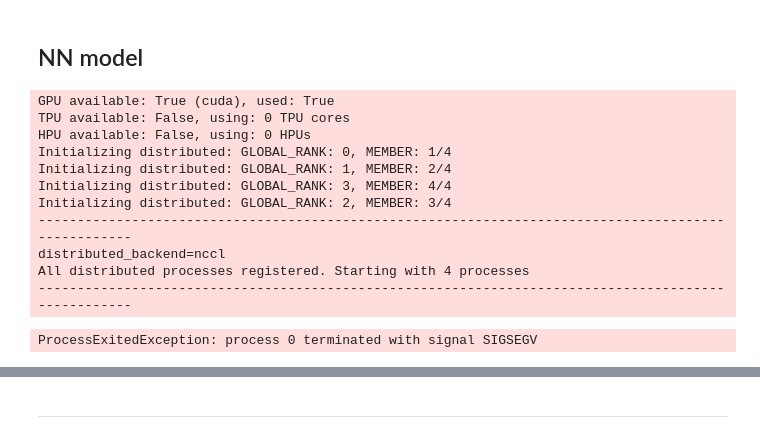
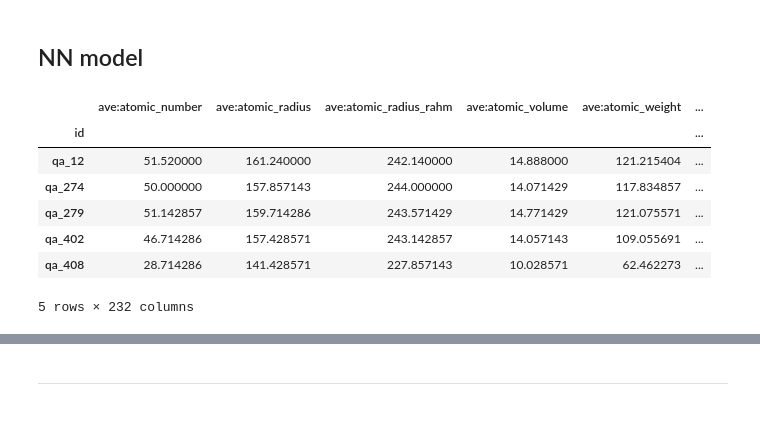
Before and after one commit to TsumiNa/foundation_model, a Jupyter notebook: multi_task_run.ipynb, the cells around one changed output, grey strips where cells are left out. Cells and saved outputs as stored; diff of their text form; code cells hidden in the pictures.

```diff
--- a/multi_task_run.ipynb
+++ b/multi_task_run.ipynb
@@ -153,68 +179,0 @@ used_desc = all_comp_desc.loc[used_props.index]
-# %%
-# Prepare datasets
-property_fractions = {
-    'Seebeck coefficient': 1.,
-    'Thermal conductivity': 1.,
-    'Electrical resistivity': 1.,
-    'Magnetic susceptibility': 1.,
-    'Specific heat capacity': 1.,
-    'Electrical conductivity': 1.,
-    'ZT': 1.,
-    'Hall coefficient': 1.,
-    'Power factor': 1.,
-    'Carrier concentration': 1.,
-    'Thermopower': 1.,
-    'Lattice thermal conductivity': 1.,
-    'Hall mobility': 1.,
-    'Electronic contribution': 1.,
-    'Electronic thermal conductivity': 1.,
-    'Band gap': 1.,
-    'Density': 1.,
-    'Efermi': 1.,
-    'Final energy per atom': 1.,
-    'Formation energy per atom': 1.,
-    'Total magnetization': 1.,
-    'Volume': 1.
-}
-
-splitter = MultiTaskSplitter(
-    train_ratio=0.8, val_ratio=0.2, test_ratio=0.0, random_state=42
-)
-
-datamodule = CompoundDataModule(
-    descriptor=used_desc,
-    property_data=used_props,
-    splitter=splitter,
-    property_fractions=property_fractions,
-    batch_size=128,
-    num_workers=0,
-)
-
-# Initialize model
-shared_block_dims = [used_desc.shape[1], 128, 64, 32]
-task_block_dims = [32, 16, 1]
-model = MultiTaskPropertyPredictor(
-    shared_block_dims=shared_block_dims,
-    task_block_dims=task_block_dims,
-    n_tasks=len(property_fractions),
-    norm_shared=True,
-    norm_tasks=True,
-    residual_shared=True,
-    residual_tasks=True,
-    shared_block_lr=0.001,
-    task_block_lr=0.01
-)
-# model = torch.compile(model)
-# %% [output]
-GPU available: True (cuda), used: True
-TPU available: False, using: 0 TPU cores
-HPU available: False, using: 0 HPUs
-Initializing distributed: GLOBAL_RANK: 0, MEMBER: 1/4
-Initializing distributed: GLOBAL_RANK: 1, MEMBER: 2/4
-Initializing distributed: GLOBAL_RANK: 3, MEMBER: 4/4
-Initializing distributed: GLOBAL_RANK: 2, MEMBER: 3/4
-----------------------------------------------------------------------------------------------------
-distributed_backend=nccl
-All distributed processes registered. Starting with 4 processes
-----------------------------------------------------------------------------------------------------
-ProcessExitedException: process 0 terminated with signal SIGSEGV
@@ -220,0 +224,12 @@ ProcessExitedException: process 0 terminated with signal SIGSEGV
+# %%
+idx = qc_ac_te_mp_dataset['Specific heat capacity'].dropna().index
+all_comp_desc.loc[idx]
+# %% [output]
+|  | ave:atomic_number | ave:atomic_radius | ave:atomic_radius_rahm | ave:atomic_volume | ave:atomic_weight | ... |
+| id |  |  |  |  |  | ... |
+| qa_12 | 51.520000 | 161.240000 | 242.140000 | 14.888000 | 121.215404 | ... |
+| qa_274 | 50.000000 | 157.857143 | 244.000000 | 14.071429 | 117.834857 | ... |
+| qa_279 | 51.142857 | 159.714286 | 243.571429 | 14.771429 | 121.075571 | ... |
+| qa_402 | 46.714286 | 157.428571 | 243.142857 | 14.057143 | 109.055691 | ... |
+| qa_408 | 28.714286 | 141.428571 | 227.857143 | 10.028571 | 62.462273 | ... |
+5 rows × 232 columns
```
Also changed, not shown: parts of 9 cells of this notebook, 8 other files.
